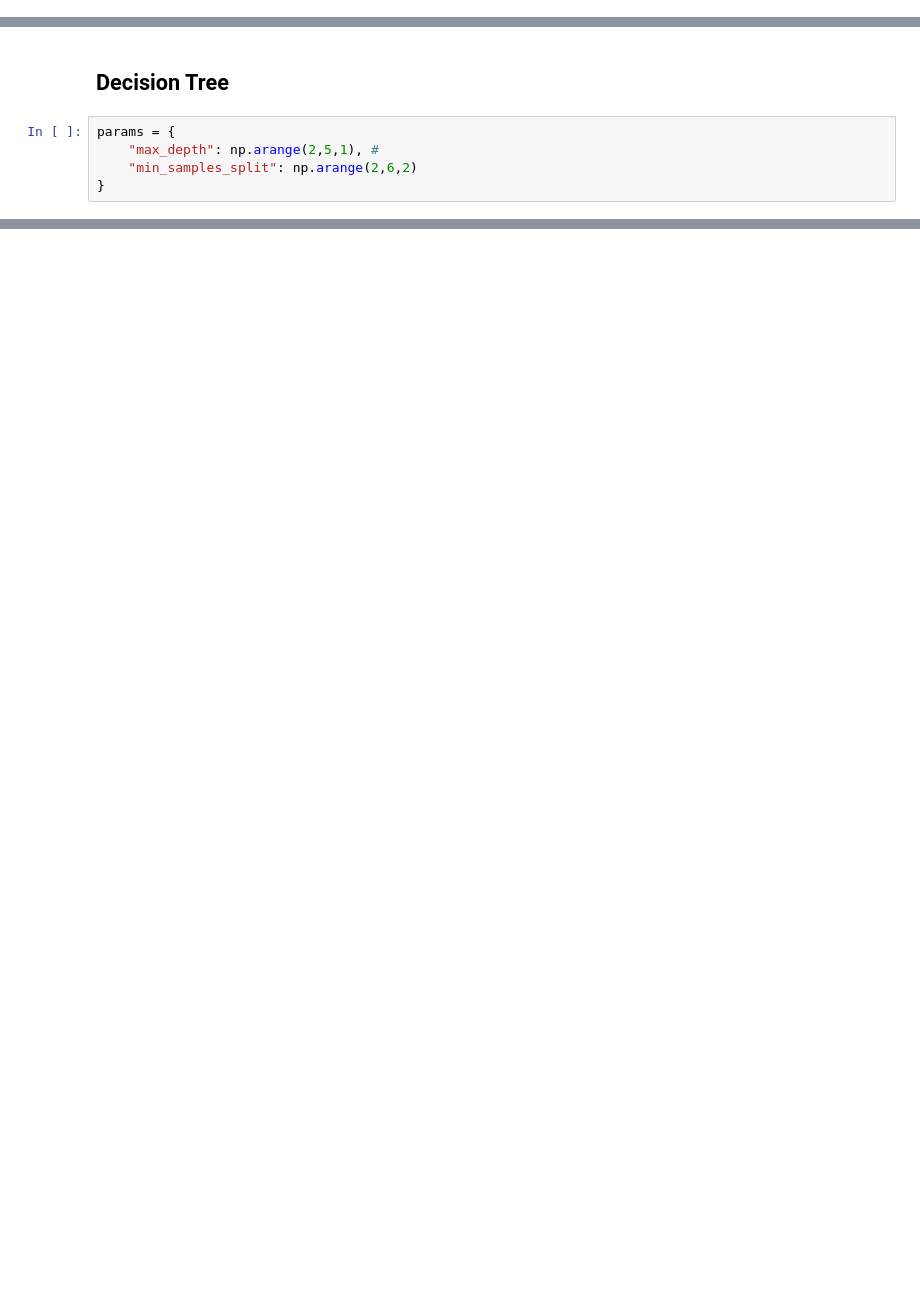
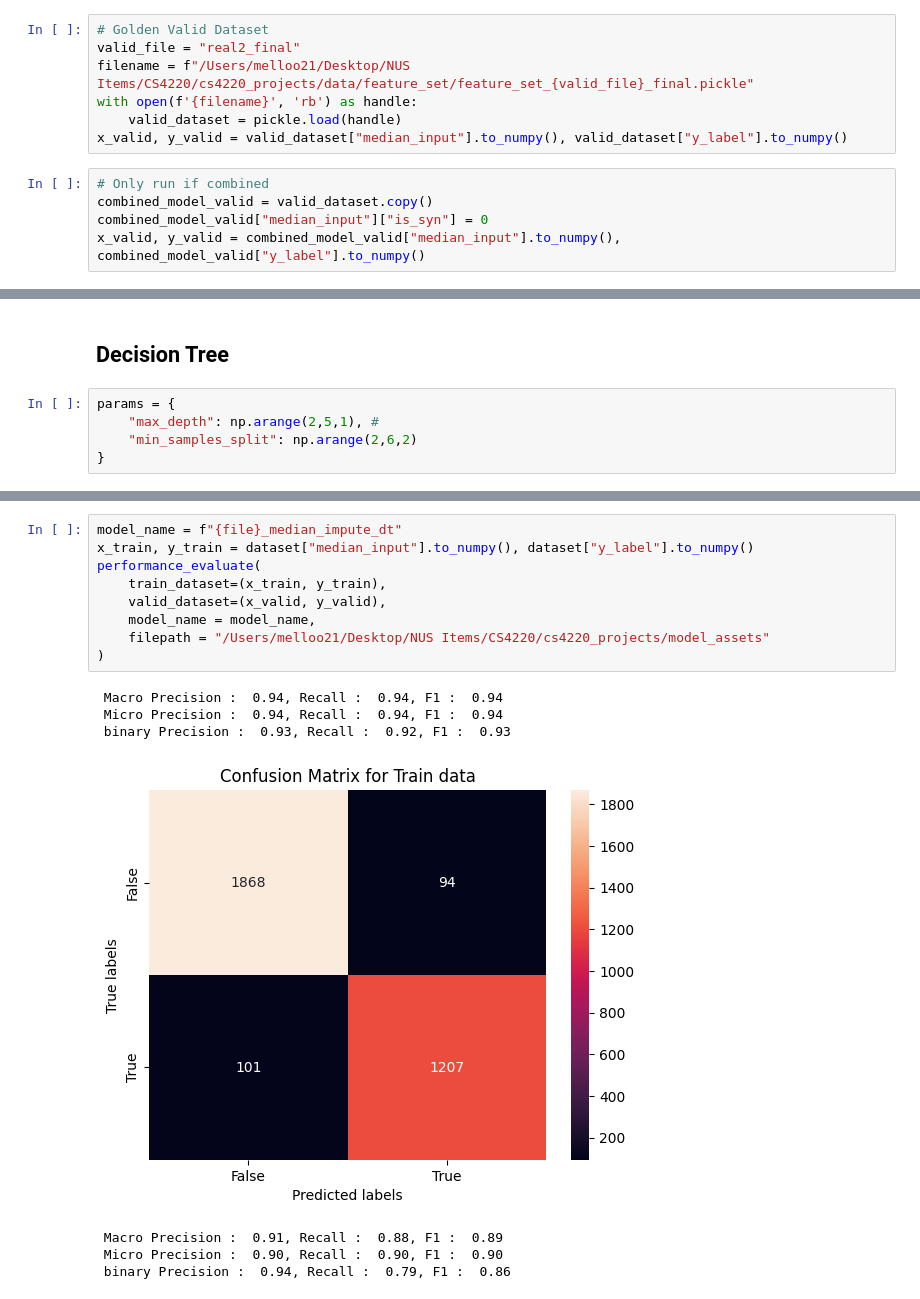
Before and after one commit to melloo21/cs4220_projects, a Jupyter notebook: training.ipynb, the cells around one changed output, grey strips where cells are left out. Drawn from its saved outputs; the diff is of its cells as text; blank space fills up the shorter version.

Commit message:
everything related to modelling

```diff
--- a/training.ipynb
+++ b/training.ipynb
@@ -7,2 +17,14 @@ from utils.model_evaluation import performance_evaluate
+# %%
+# Golden Valid Dataset
+valid_file = "real2_final"
+filename = f"/Users/melloo21/Desktop/NUS Items/CS4220/cs4220_projects/data/feature_set/feature_set_{valid_file}_final.pickle"
+with open(f'{filename}', 'rb') as handle:
+    valid_dataset = pickle.load(handle)
+x_valid, y_valid = valid_dataset["median_input"].to_numpy(), valid_dataset["y_label"].to_numpy()
+# %%
+# Only run if combined
+combined_model_valid = valid_dataset.copy()
+combined_model_valid["median_input"]["is_syn"] = 0
+x_valid, y_valid = combined_model_valid["median_input"].to_numpy(), combined_model_valid["y_label"].to_numpy()
 # %%
 # Read Feature File
@@ -44,0 +66,17 @@ Model Tuning Completed :: 2024-02-19 22:31:01.081729
+# %%
+model_name = f"{file}_median_impute_dt"
+x_train, y_train = dataset["median_input"].to_numpy(), dataset["y_label"].to_numpy()
+performance_evaluate(
+    train_dataset=(x_train, y_train),
+    valid_dataset=(x_valid, y_valid),
+    model_name = model_name,
+    filepath = "/Users/melloo21/Desktop/NUS Items/CS4220/cs4220_projects/model_assets"
+)
+# %% [output]
+ Macro Precision :  0.94, Recall :  0.94, F1 :  0.94
+ Micro Precision :  0.94, Recall :  0.94, F1 :  0.94
+ binary Precision :  0.93, Recall :  0.92, F1 :  0.93
+[figure, added]
+ Macro Precision :  0.91, Recall :  0.88, F1 :  0.89
+ Micro Precision :  0.90, Recall :  0.90, F1 :  0.90
+ binary Precision :  0.94, Recall :  0.79, F1 :  0.86
```
Also changed, not shown: parts of 23 cells of this notebook, 54 other files.
